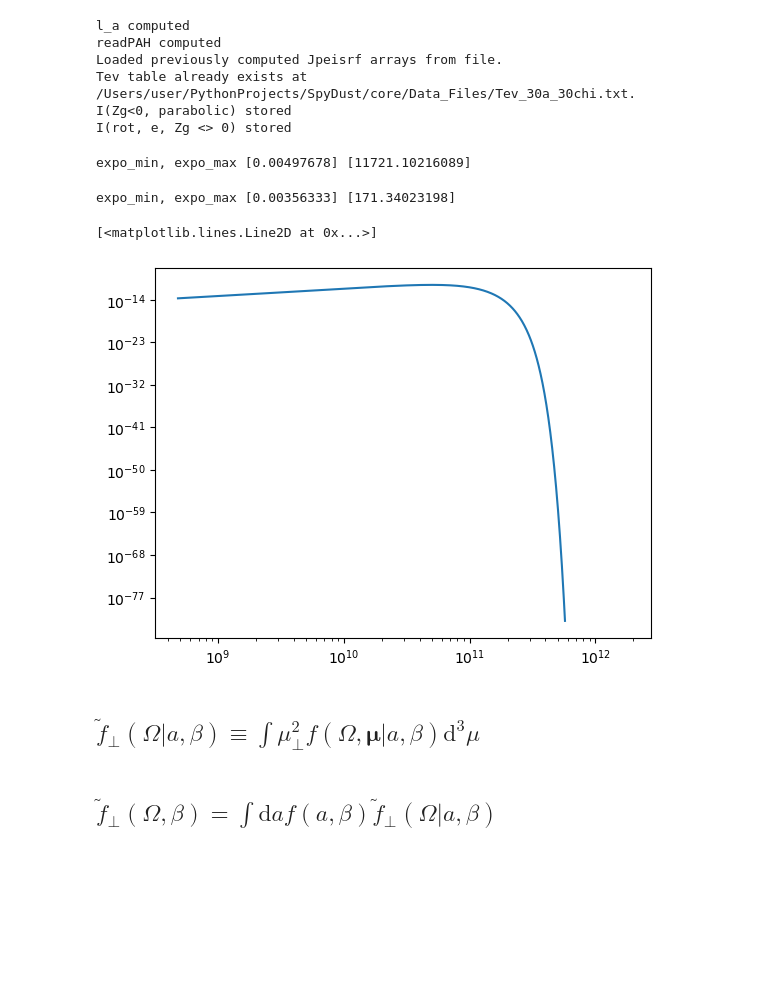
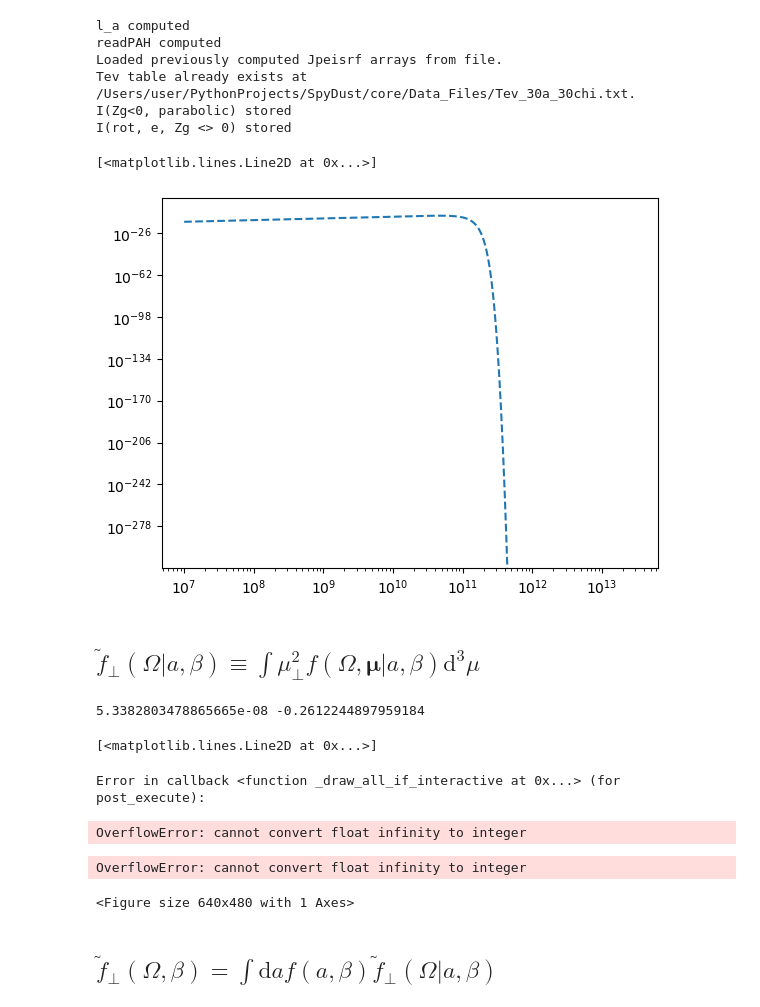
Before and after one commit to zzhang0123/SpyDust, a Jupyter notebook: notebooks/dist_funcs.ipynb, the cells around one changed output. Cells and saved outputs as stored; diff of their text form; code cells hidden in the pictures; blank space fills up the shorter version.

```diff
--- a/notebooks/dist_funcs.ipynb
+++ b/notebooks/dist_funcs.ipynb
@@ -161,27 +160,40 @@ Tev table already exists at /Users/user/PythonProjects/SpyDust/core/Data_Files/T
 I(Zg<0, parabolic) stored
 I(rot, e, Zg <> 0) stored
 # %%
-omega1, f_Omega_1 = f_rot(env, a, beta, fZ, mu_ip, mu_op,omega_min=1e8, omega_max=1e12, Nomega=1000)
-omega2, f_Omega_2 = f_rot_old(env, a, beta, fZ, mu_ip, mu_op)
-plt.loglog(omega2, f_Omega_2[0], label='Old')
+omega1, f_Omega_1 = f_rot(env, a, beta, fZ, mu_ip, mu_op, omega_min=1e7, omega_max=3e13, Nomega=1000)
+#omega2, f_Omega_2 = f_rot_old(env, a, beta, fZ, mu_ip, mu_op, mu_op,omega_min=1e7, omega_max=3e12, Nomega=1000)
+#plt.loglog(omega2, f_Omega_2[0], label='Old')
 
 plt.loglog(omega1, f_Omega_1[0], label='New', linestyle='--')
 # %% [output]
-expo_min, expo_max [0.00497678] [11721.10216089]
+[<matplotlib.lines.Line2D at 0x...>]
-expo_min, expo_max [0.00356333] [171.34023198]
-[<matplotlib.lines.Line2D at 0x...>]
-[figure, old version]
+[figure, new version]
 # %% [markdown]
 ## $\tilde{f}_\perp(\Omega | a, \beta) \equiv  \int \mu_\perp^2 f(\Omega, \boldsymbol{\mu} | a, \beta ) \mathrm{d}^3\mu$
 # %%
 from main.SED import mu2_f_cond, mu2_f, SED
-aind = 2
+aind = 5
 a = a_tab[aind]
 beta = beta_tab[np.argmin(f_a_beta[aind, :])]
 print(a, beta)
-omega, mu2_f_cond_arr = mu2_f_cond(env, a, beta, fZ, mu_rms, ip, 20, omega_min=1e8, omega_max=1e14, Nomega=1000)
+
+fZ = charge_dist(env, a, beta)
+Z2 = np.sum(fZ[0, :]**2 * fZ[1, :])
+mu_rms = rms_dipole(a, beta, Z2, dip_per_at)
+ip = 2/3
+mu_ip = np.array([mu_rms * np.sqrt(ip)])
+mu_op = np.array([mu_rms * np.sqrt(1 - ip)])
+
+omega, mu2_f_cond_arr = mu2_f_cond(env, a, beta, fZ, mu_rms, ip, 20, omega_min=1e8, omega_max=1e12, Nomega=1000)
 plt.loglog(omega, mu2_f_cond_arr[0], label='ip')
 plt.loglog(omega,  mu2_f_cond_arr[1], label='op', linestyle='--')
+# %% [output]
+5.3382803478865665e-08 -0.2612244897959184
+[<matplotlib.lines.Line2D at 0x...>]
+Error in callback <function _draw_all_if_interactive at 0x...> (for post_execute):
+OverflowError: cannot convert float infinity to integer
+OverflowError: cannot convert float infinity to integer
+<Figure size 640x480 with 1 Axes>
 # %% [markdown]
 ## $\tilde{f}_\perp(\Omega, \beta) = \int \mathrm{d}a f(a, \beta) \tilde{f}_\perp(\Omega | a, \beta) $
 # %%
```
Also changed, not shown: parts of 10 cells of this notebook, 5 other files.
